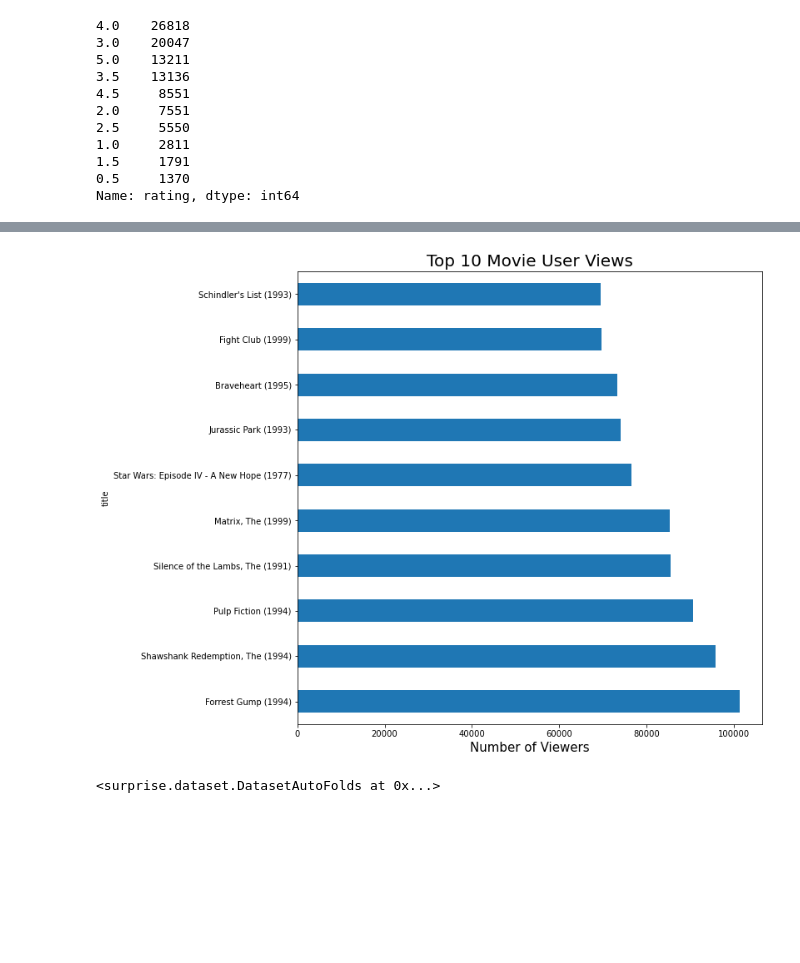
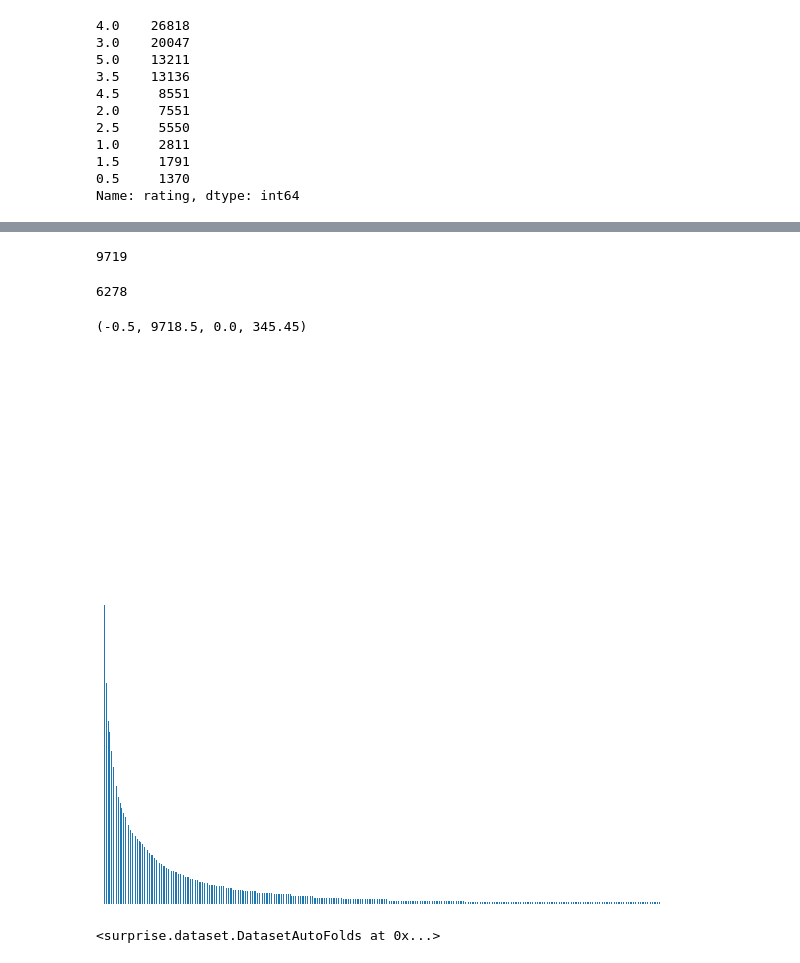
Before and after one commit to RedDragonfruit/MovieLens_Recommendation, a Jupyter notebook: EL_notebook.ipynb, the cells around one changed output, grey strips where cells are left out. Saved outputs shown, nothing was run; the diff lists cells and outputs as text; code cells hidden in the pictures; blank space fills up the shorter version.

```diff
--- a/EL_notebook.ipynb
+++ b/EL_notebook.ipynb
@@ -177,4 +187,4 @@ df_movies['rating'].value_counts()
 0.5     1370
 Name: rating, dtype: int64
 # %%
-title_count = df_movies.groupby(by = 'title')['userId'].sum().sort_values(ascending = False)
+title_count = df_movies.groupby(by = 'title')['userId'].count().sort_values(ascending = False)
@@ -210,0 +229,4 @@ import matplotlib.pyplot as plt
+# %%
+len(title_count.index.unique())
+# %% [output]
+9719
@@ -211,10 +240,14 @@ import matplotlib.pyplot as plt
+# %%
+len(zz)
+# %% [output]
+6278
 # %%
 fig, ax = plt.subplots(figsize = (10,10))
-
-ax.set_xlabel('Number of Viewers',size = 15)
-ax.set_ylabel('Movie',size = 10)
-ax.set_title('Top 10 Movie User Views',size = 20)
-
-title_count.head(10).plot(kind = 'barh')
+#ax.set_xlabel('Number of Viewers',size = 15)
+#ax.set_ylabel('Movie',size = 10)
+#ax.set_title('Top 15 Movie User Views',size = 20)
+title_count.plot(kind = 'bar')
+plt.axis('off')
 # %% [output]
+(-0.5, 9718.5, 0.0, 345.45)
-[figure, old version]
+[figure, new version]
```
Also changed, not shown: parts of 20 cells of this notebook.
